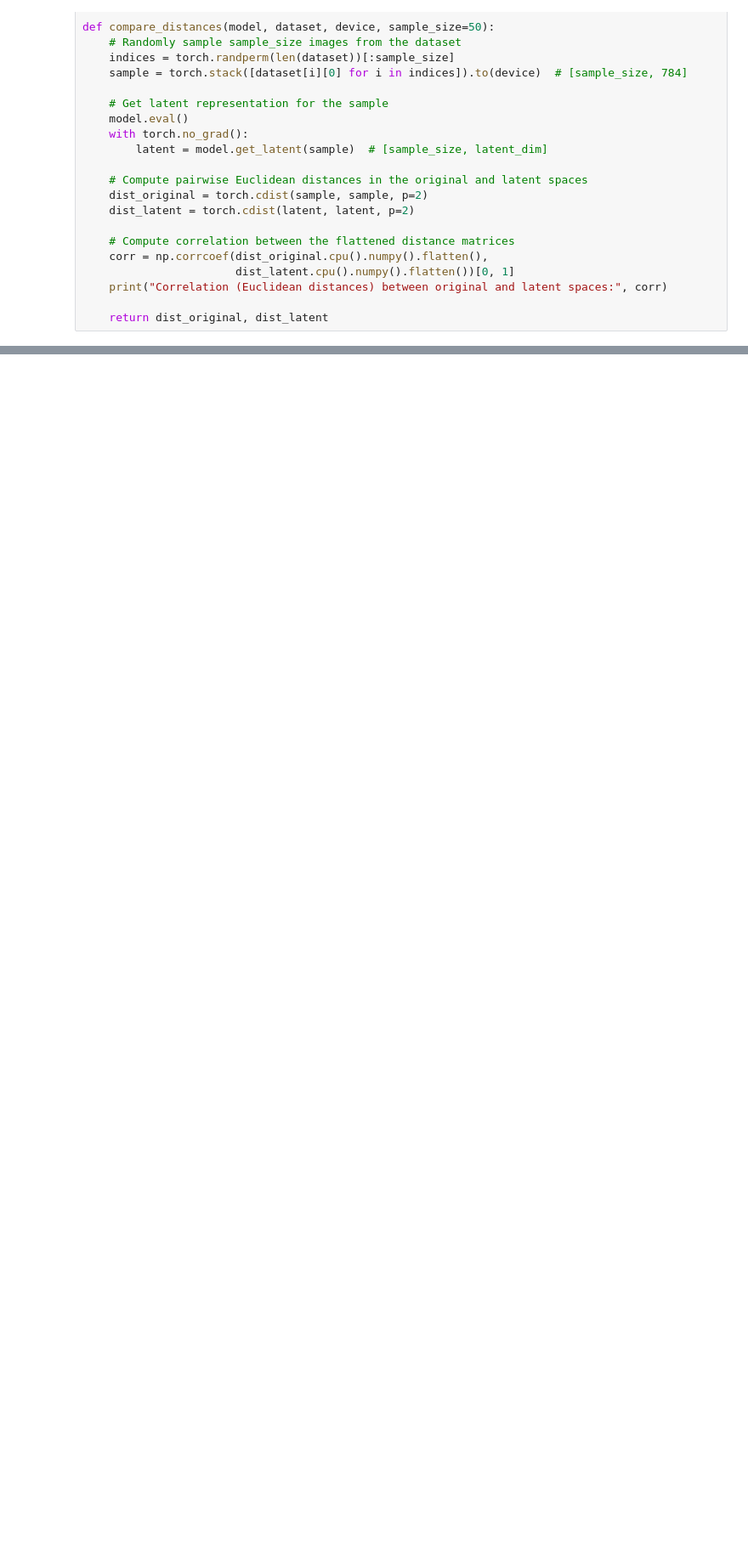
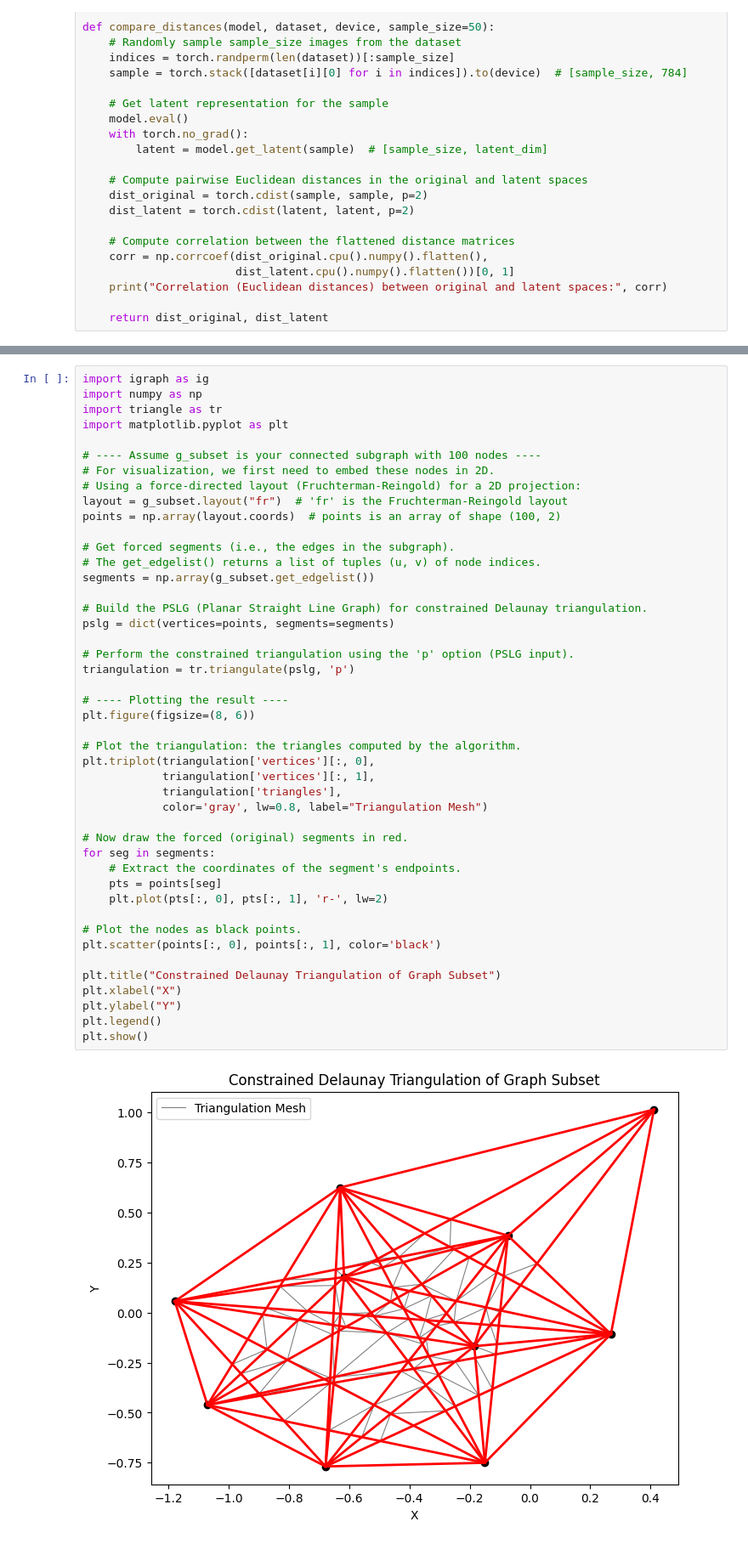
Before and after one commit to Antel0pe/SpaceOfMNIST-Digits, a Jupyter notebook: SpaceOfMNIST_1_4.ipynb, the cells around one changed output, grey strips where cells are left out. Shown at 85% size. Cells and saved outputs as stored; diff of their text form; blank space fills up the shorter version.

```diff
--- a/SpaceOfMNIST_1_4.ipynb
+++ b/SpaceOfMNIST_1_4.ipynb
@@ -365,0 +489,47 @@ Exported 'node_to_vector.json' and 'node_to_neighbors.json'.
+# %%
+import igraph as ig
+import numpy as np
+import triangle as tr
+import matplotlib.pyplot as plt
+
+# ---- Assume g_subset is your connected subgraph with 100 nodes ----
+# For visualization, we first need to embed these nodes in 2D.
+# Using a force-directed layout (Fruchterman-Reingold) for a 2D projection:
+layout = g_subset.layout("fr")  # 'fr' is the Fruchterman-Reingold layout
+points = np.array(layout.coords)  # points is an array of shape (100, 2)
+
+# Get forced segments (i.e., the edges in the subgraph).
+# The get_edgelist() returns a list of tuples (u, v) of node indices.
+segments = np.array(g_subset.get_edgelist())
+
+# Build the PSLG (Planar Straight Line Graph) for constrained Delaunay triangulation.
+pslg = dict(vertices=points, segments=segments)
+
+# Perform the constrained triangulation using the 'p' option (PSLG input).
+triangulation = tr.triangulate(pslg, 'p')
+
+# ---- Plotting the result ----
+plt.figure(figsize=(8, 6))
+
+# Plot the triangulation: the triangles computed by the algorithm.
+plt.triplot(triangulation['vertices'][:, 0],
+            triangulation['vertices'][:, 1],
+            triangulation['triangles'],
+            color='gray', lw=0.8, label="Triangulation Mesh")
+
+# Now draw the forced (original) segments in red.
+for seg in segments:
+    # Extract the coordinates of the segment's endpoints.
+    pts = points[seg]
+    plt.plot(pts[:, 0], pts[:, 1], 'r-', lw=2)
+
+# Plot the nodes as black points.
+plt.scatter(points[:, 0], points[:, 1], color='black')
+
+plt.title("Constrained Delaunay Triangulation of Graph Subset")
+plt.xlabel("X")
+plt.ylabel("Y")
+plt.legend()
+plt.show()
+# %% [output]
+[figure, added]
```
Also changed, not shown: parts of 11 cells of this notebook, 1 other file.
